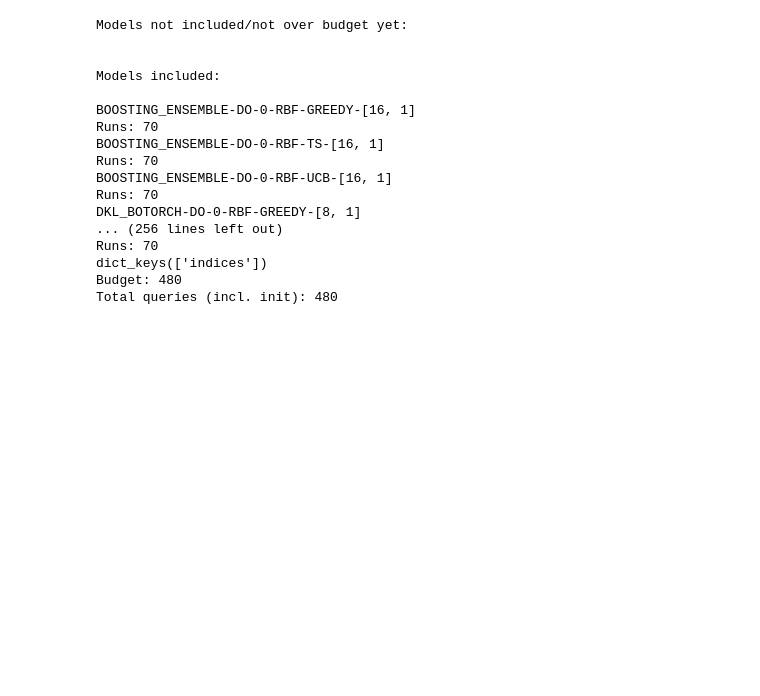
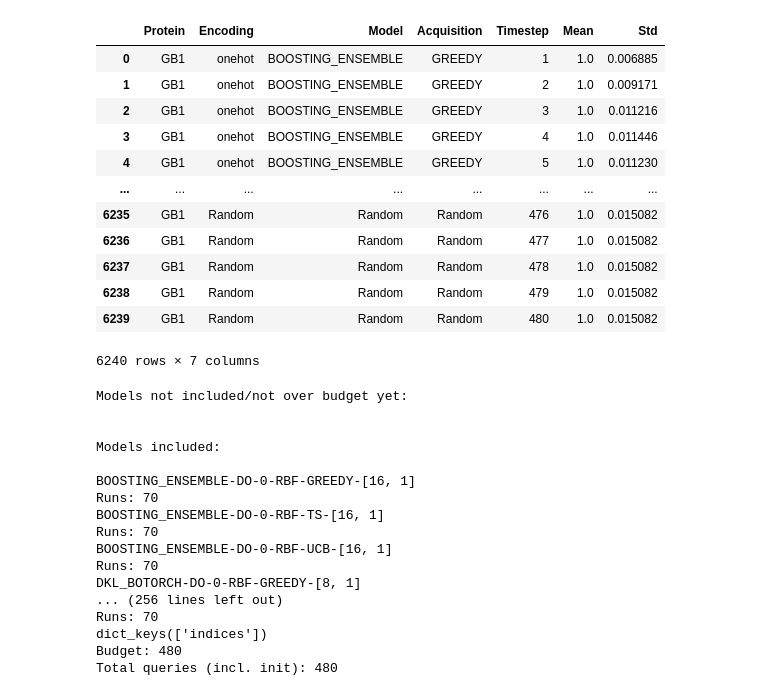
Before and after one commit to jsunn-y/ALDE, a Jupyter notebook: analysis/tabulate_results.ipynb, the cells around one changed output. Cells and saved outputs as stored; diff of their text form; code cells hidden in the pictures; blank space fills up the shorter version.

```diff
--- a/analysis/tabulate_results.ipynb
+++ b/analysis/tabulate_results.ipynb
@@ -86,6 +86,9 @@ def load_tensors(subdir):
                 total = t.size(-1)
 
             sd, mean = torch.std_mean(t, 0)
+            #calculate the fraction of t that equals 0 regret along the first dimension
+            mean = torch.where(t == 0, torch.tensor(1.), torch.tensor(0.)).sum(0) / t.size(0)
+
             sem = sd / (t.size(0)**.5)
             if dtype in batch.keys():
                 d = batch[dtype]
@@ -137,3 +140,12 @@ def tabulate_regret(df, tests, budget, subdir, randregret=None):
         for timestep, single_mean, single_std in zip(queries, np.array(mean), np.array(sem)):
             df.loc[len(df.index)] = [protein, encoding, model, acquisition, timestep, single_mean, single_std]
     return df
+# %%
+df = pd.DataFrame(columns=['Protein', 'Encoding', 'Model', 'Acquisition', 'Timestep', 'Mean', 'Std'])
+subdir = '/disk2/fli/alde4ssmula/results/all_384+96/GB1/onehot'
+fitness_df = pd.read_csv('/disk2/fli/alde4ssmula/data/GB1/fitness.csv')
+y = fitness_df['fitness'].values
+y = y/y.max()
+
+batch, budget = load_tensors(subdir)
+df = tabulate_regret(df, batch['indices'], budget, subdir, randregret=None)
@@ -140,3 +170,19 @@ def tabulate_regret(df, tests, budget, subdir, randregret=None):
+# %%
+df
+# %% [output]
+|  | Protein | Encoding | Model | Acquisition | Timestep | Mean | Std |
+| 0 | GB1 | onehot | BOOSTING_ENSEMBLE | GREEDY | 1 | 1.0 | 0.006885 |
+| 1 | GB1 | onehot | BOOSTING_ENSEMBLE | GREEDY | 2 | 1.0 | 0.009171 |
+| 2 | GB1 | onehot | BOOSTING_ENSEMBLE | GREEDY | 3 | 1.0 | 0.011216 |
+| 3 | GB1 | onehot | BOOSTING_ENSEMBLE | GREEDY | 4 | 1.0 | 0.011446 |
+| 4 | GB1 | onehot | BOOSTING_ENSEMBLE | GREEDY | 5 | 1.0 | 0.011230 |
+| ... | ... | ... | ... | ... | ... | ... | ... |
+| 6235 | GB1 | Random | Random | Random | 476 | 1.0 | 0.015082 |
+| 6236 | GB1 | Random | Random | Random | 477 | 1.0 | 0.015082 |
+| 6237 | GB1 | Random | Random | Random | 478 | 1.0 | 0.015082 |
+| 6238 | GB1 | Random | Random | Random | 479 | 1.0 | 0.015082 |
+| 6239 | GB1 | Random | Random | Random | 480 | 1.0 | 0.015082 |
+6240 rows × 7 columns
 # %%
 #Loop over different datasets and encodings
 #tabulate all max fitness values into one dataframe
```
Also changed, not shown: parts of 1 cell of this notebook, 3 other files.
